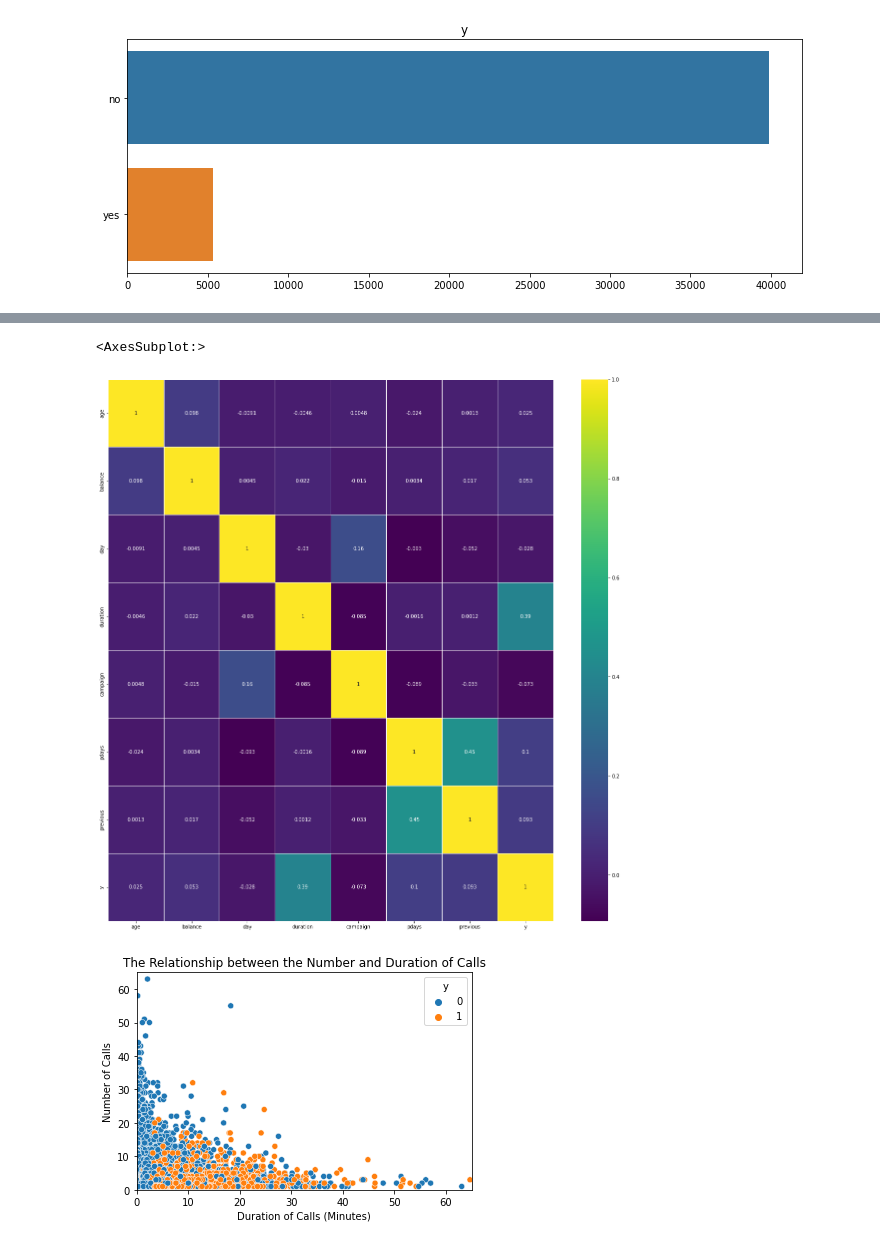
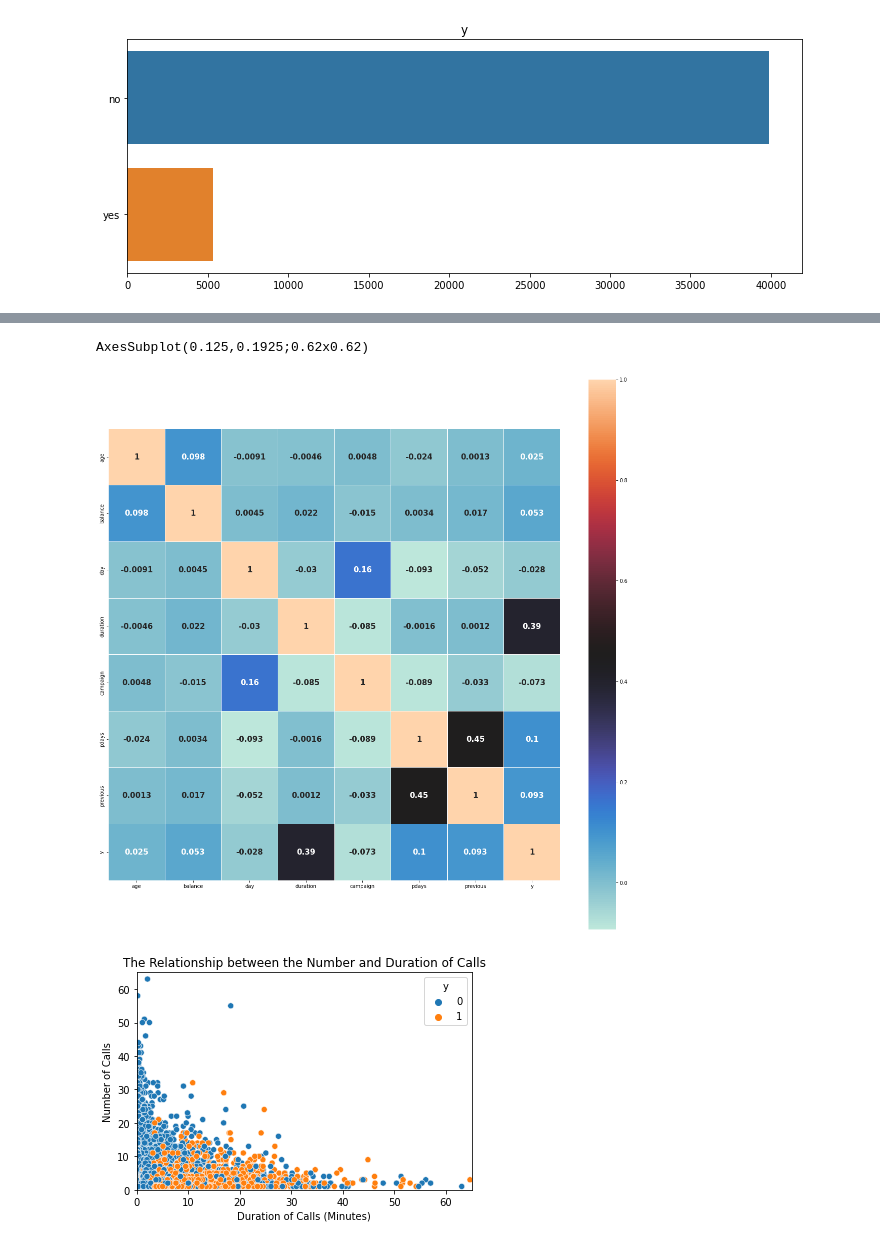
Before and after one commit to Sonu-Simariya/jupyter, a Jupyter notebook: assingment.ipynb, the cells around one changed output, grey strips where cells are left out. Saved outputs shown, nothing was run; the diff lists cells and outputs as text; code cells hidden in the pictures.

```diff
--- a/assingment.ipynb
+++ b/assingment.ipynb
@@ -145,26 +145,29 @@ for col in category_cols:
 [figure]
 # %%
-# bank.default.replace('unknown','no',inplace=True)
-# bank['default'] = bank.default.replace('unknown',bank.default.mode([0]))
-# bank.housing.replace('unknown',bank.housing.mode()[0],inplace=True)
-# bank['loan'] = bank.default.replace('unknown',bank.loan.mode()[0])
+
+from turtle import circle
+
+
+bank.housing.replace('unknown',bank.housing.mode()[0],inplace=True)
+bank['loan'] = bank.default.replace('unknown',bank.loan.mode()[0])
 
 
 bank.loc[(bank['age']>60) & (bank['job']=='unknown'), 'job'] = 'retired'
 bank.loc[(bank['education']=='unknown') & (bank['job']=='management'), 'education'] = 'university.degree'
 bank.loc[(bank['education']=='unknown') & (bank['job']=='services'), 'education'] = 'high.school'
 bank.loc[(bank['education']=='unknown') & (bank['job']=='housemaid'), 'education'] = 'basic.4y'
 bank.loc[(bank['job'] == 'unknown') & (bank['education']=='basic.4y'), 'job'] = 'blue-collar'
 bank.loc[(bank['job'] == 'unknown') & (bank['education']=='basic.6y'), 'job'] = 'blue-collar'
 bank.loc[(bank['job'] == 'unknown') & (bank['education']=='basic.9y'), 'job'] = 'blue-collar'
 bank.loc[(bank['job']=='unknown') & (bank['education']=='professional.course'), 'job'] = 'technician'
 bank['pdays'] = np.where(bank['pdays'] == 999,bank[bank['pdays'] < 999]['pdays'].mean(),bank['pdays'])
 bank['y'].replace({'no':0,'yes':1},inplace=True)
 fig, ax = mlp.subplots(figsize=(20,20))
-sns.heatmap(bank.corr(), annot=True,cmap='viridis',linewidths=0.5,ax=ax)
+a=sns.heatmap(bank.corr(), annot=True,cmap='icefire',linewidths=0.5,ax=ax, annot_kws={ 'fontsize':15, 'fontweight':'bold'}, square=True)
+print(a)
 # %% [output]
-<AxesSubplot:>
+AxesSubplot(0.125,0.1925;0.62x0.62)
-[figure, old version]
+[figure, new version]
 # %%
 #using Scatter
 bank['duration'] = bank['duration'].apply(lambda n:n/60).round(2)
```
Also changed, not shown: parts of 11 cells of this notebook.
